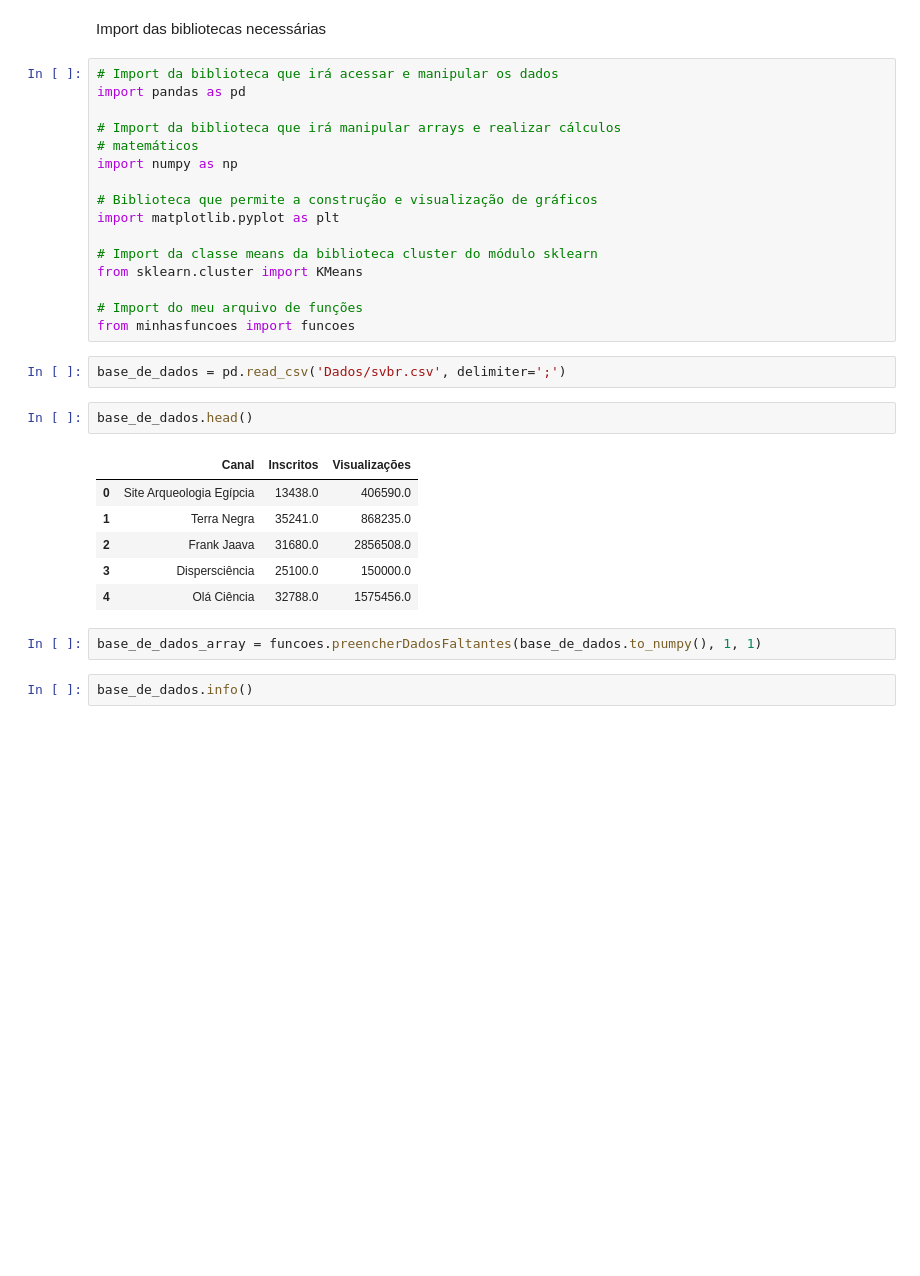
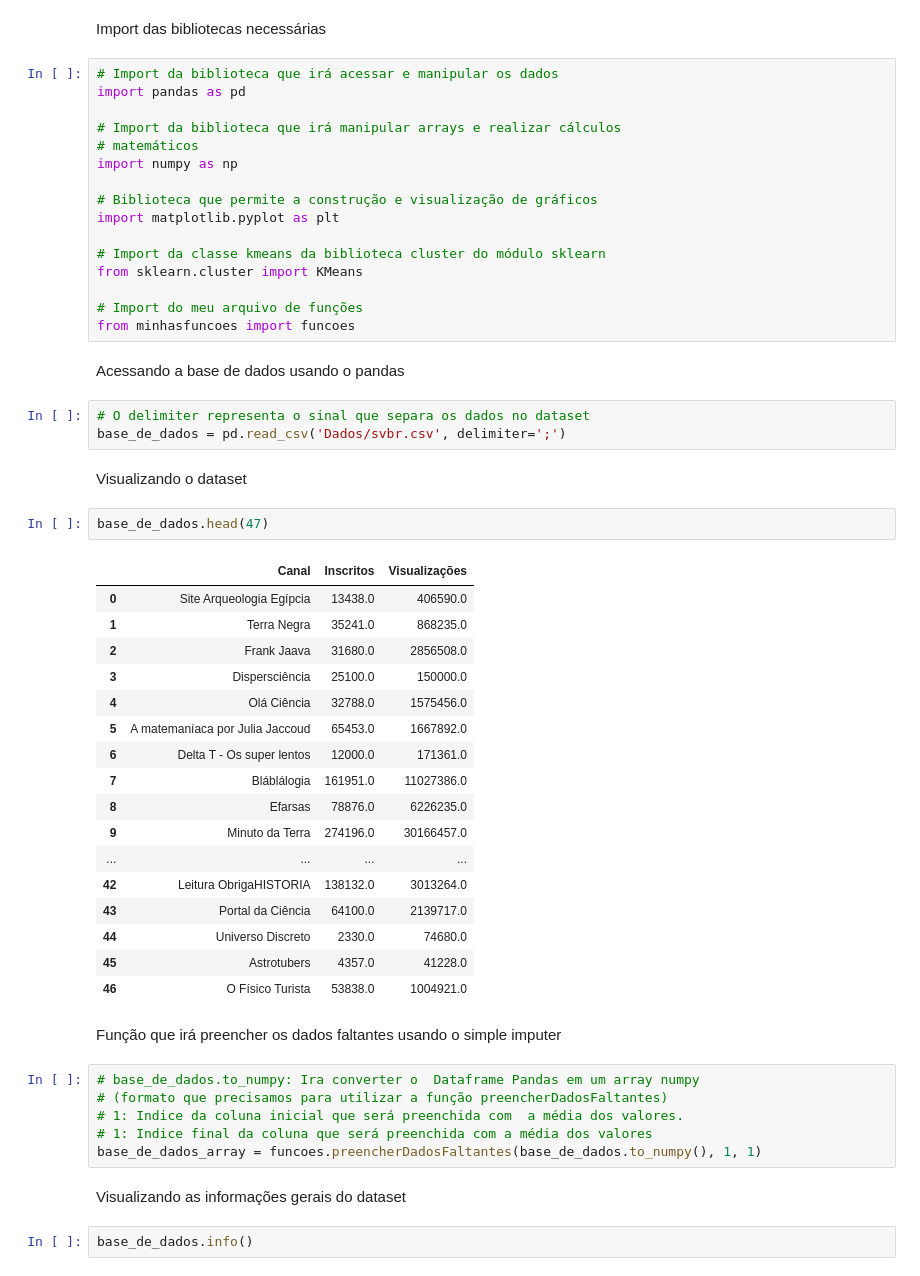
Before and after one commit to caikedomingues/curso-de-machine-learning-do-canal-universo-discreto, a Jupyter notebook: k-means.ipynb, the cells around one changed output. Drawn from its saved outputs; the diff is of its cells as text; blank space fills up the shorter version.

```diff
--- a/k-means.ipynb
+++ b/k-means.ipynb
@@ -87,24 +87,48 @@ import numpy as np
 # Biblioteca que permite a construção e visualização de gráficos
 import matplotlib.pyplot as plt
 
-# Import da classe means da biblioteca cluster do módulo sklearn
+# Import da classe kmeans da biblioteca cluster do módulo sklearn
 from sklearn.cluster import KMeans
 
 # Import do meu arquivo de funções
 from minhasfuncoes import funcoes
+# %% [markdown]
+Acessando a base de dados usando o pandas
 # %%
+# O delimiter representa o sinal que separa os dados no dataset
 base_de_dados = pd.read_csv('Dados/svbr.csv', delimiter=';')
+# %% [markdown]
+Visualizando o dataset
 # %%
-base_de_dados.head()
+base_de_dados.head(47)
 # %% [output]
 |  | Canal | Inscritos | Visualizações |
 | 0 | Site Arqueologia Egípcia | 13438.0 | 406590.0 |
 | 1 | Terra Negra | 35241.0 | 868235.0 |
 | 2 | Frank Jaava | 31680.0 | 2856508.0 |
 | 3 | Dispersciência | 25100.0 | 150000.0 |
 | 4 | Olá Ciência | 32788.0 | 1575456.0 |
+| 5 | A matemaníaca por Julia Jaccoud | 65453.0 | 1667892.0 |
+| 6 | Delta T - Os super lentos | 12000.0 | 171361.0 |
+| 7 | Bláblálogia | 161951.0 | 11027386.0 |
+| 8 | Efarsas | 78876.0 | 6226235.0 |
+| 9 | Minuto da Terra | 274196.0 | 30166457.0 |
+| ... | ... | ... | ... |
+| 42 | Leitura ObrigaHISTORIA | 138132.0 | 3013264.0 |
+| 43 | Portal da Ciência | 64100.0 | 2139717.0 |
+| 44 | Universo Discreto | 2330.0 | 74680.0 |
+| 45 | Astrotubers | 4357.0 | 41228.0 |
+| 46 | O Físico Turista | 53838.0 | 1004921.0 |
+# %% [markdown]
+Função que irá preencher os dados faltantes usando o simple imputer
 # %%
+# base_de_dados.to_numpy: Ira converter o  Dataframe Pandas em um array numpy
+# (formato que precisamos para utilizar a função preencherDadosFaltantes)
+# 1: Indice da coluna inicial que será preenchida com  a média dos valores.
+# 1: Indice final da coluna que será preenchida com a média dos valores
 base_de_dados_array = funcoes.preencherDadosFaltantes(base_de_dados.to_numpy(), 1, 1)
+# %% [markdown]
+Visualizando as informações gerais do dataset
 # %%
 base_de_dados.info()
 # %% [output]
```
Also changed, not shown: parts of 15 cells of this notebook.
